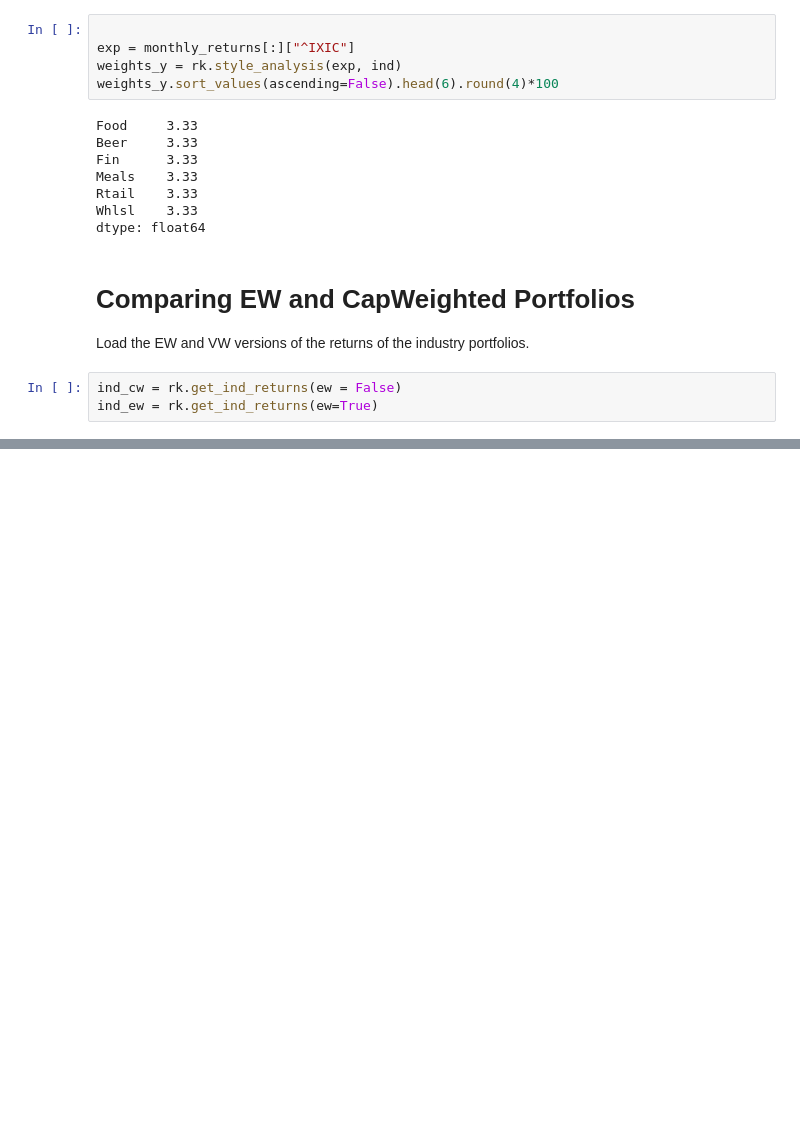
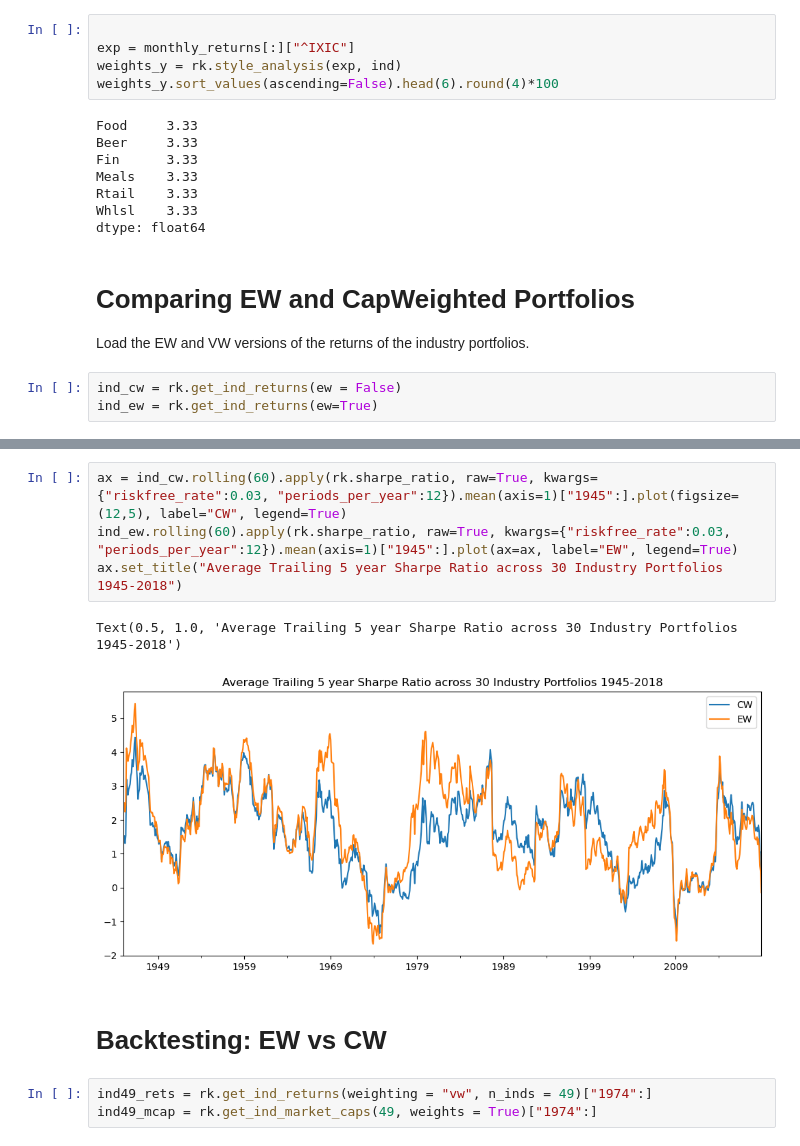
Before and after one commit to ahmet794/Investment-Banking-Asset-Management, a Jupyter notebook: Advanced Portfolio Construction and Analysis with Python/Labs Week 1.ipynb, the cells around one changed output, grey strips where cells are left out. Cells and saved outputs as stored; diff of their text form; blank space fills up the shorter version.

```diff
--- a/Advanced Portfolio Construction and Analysis with Python/Labs Week 1.ipynb
+++ b/Advanced Portfolio Construction and Analysis with Python/Labs Week 1.ipynb
@@ -295,0 +307,12 @@ ind_ew = rk.get_ind_returns(ew=True)
+# %%
+ax = ind_cw.rolling(60).apply(rk.sharpe_ratio, raw=True, kwargs={"riskfree_rate":0.03, "periods_per_year":12}).mean(axis=1)["1945":].plot(figsize=(12,5), label="CW", legend=True)
+ind_ew.rolling(60).apply(rk.sharpe_ratio, raw=True, kwargs={"riskfree_rate":0.03, "periods_per_year":12}).mean(axis=1)["1945":].plot(ax=ax, label="EW", legend=True)
+ax.set_title("Average Trailing 5 year Sharpe Ratio across 30 Industry Portfolios 1945-2018")
+# %% [output]
+Text(0.5, 1.0, 'Average Trailing 5 year Sharpe Ratio across 30 Industry Portfolios 1945-2018')
+[figure, added]
+# %% [markdown]
+# Backtesting: EW vs CW
+# %%
+ind49_rets = rk.get_ind_returns(weighting = "vw", n_inds = 49)["1974":]
+ind49_mcap = rk.get_ind_market_caps(49, weights = True)["1974":]
```
Also changed, not shown: parts of 3 cells of this notebook, 4 other files.
